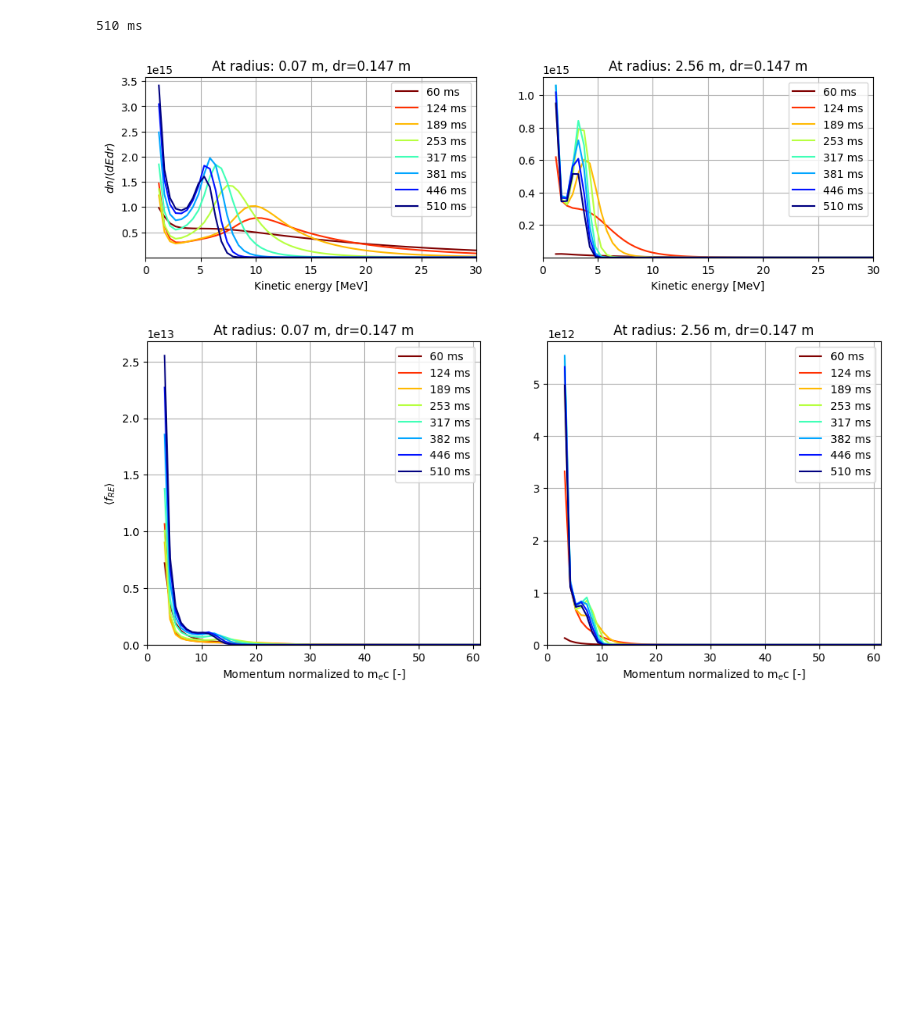
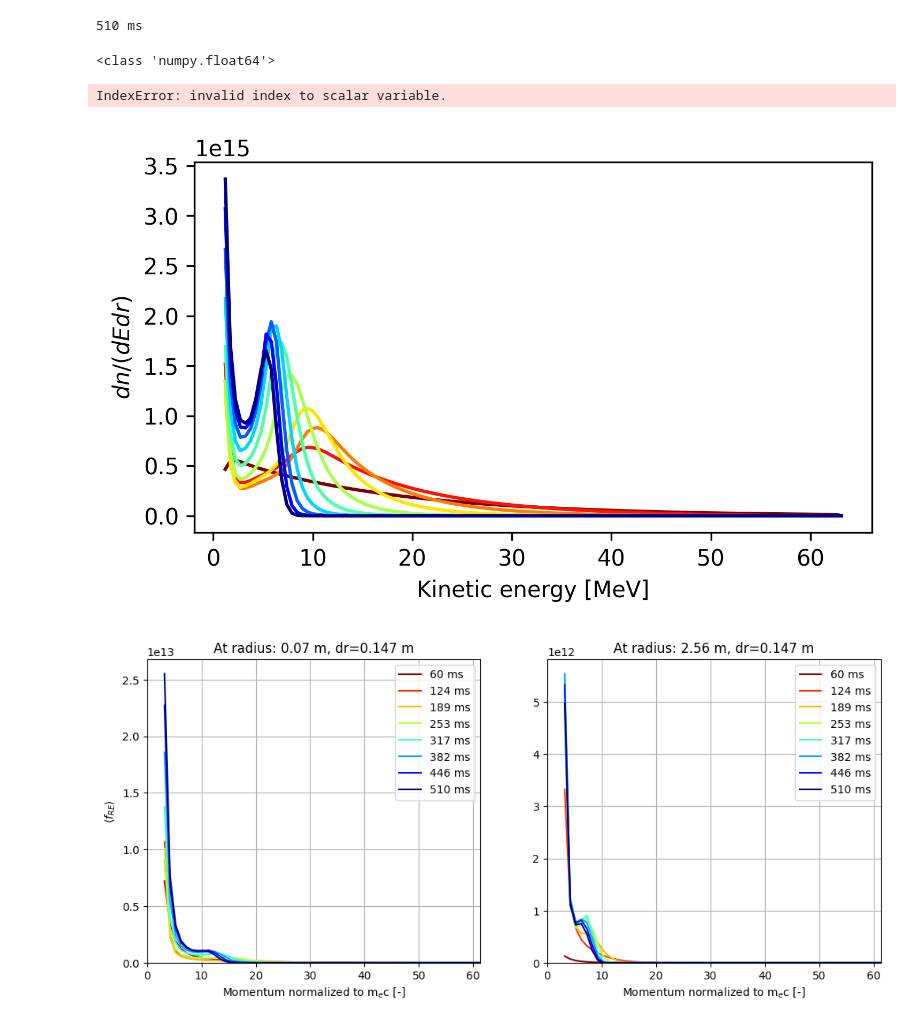
Before and after one commit to leferi99/CDO-plotting, a Jupyter notebook: h5_for_distribution.ipynb, the cells around one changed output. Drawn from its saved outputs; the diff is of its cells as text; code cells hidden in the pictures; blank space fills up the shorter version.

```diff
--- a/h5_for_distribution.ipynb
+++ b/h5_for_distribution.ipynb
@@ -116,19 +116,21 @@ output_file = "C:/Users/lefer/Documents/Egyetem/RE Projekt/Current/Data/ndc2_30_
 hf = h5py.File(output_file, 'r')
 timegrid = hf["timegrid_ms"][()]
 radialgrid = hf["radialgrid"][()]
-dr = hf["dr"][()]
+dr = hf["dr"][()][0]
+
+print(type(dr))
 
 # Change the radial cell here from 0 to 19
 radial_cell_1 = 0
 radial_cell_2 = 17
 
 if True:
-    indices = calculate_indices2(timegrid, 60, 7)
+    indices = calculate_indices(timegrid, 50, 50)[:-1]
     ccolors = plt.cm.jet(np.linspace(1, 0, len(indices)))
 
     xdata = hf["re_energygrid_MeV"][()]
     ydata = hf["dn_over_dEdr"][()]
-    fig = plt.figure(figsize=(12, 3))
+    fig = plt.figure(figsize=(12, 3), dpi=300)
     plt.subplot(1, 2, 1)  # rows, columns, index
     j = 0
     for i in indices:
@@ -142,41 +144,43 @@ if True:
               + '{0:.3f}'.format(dr[radial_cell_1]) + " m")
     plt.tick_params('x', labelbottom=True)
 
-    plt.ylim(1e12, None)
-    plt.xlim(0, 30)
-    #plt.yscale("log")
-    plt.legend()
+    plt.ylim(1e13, None)
+    plt.xlim(0, 65)
+    plt.yscale("log")
+    plt.legend(ncol=2)
     plt.grid()
 
 
     indices = calculate_indices2(timegrid, 60, 7)
     ccolors = plt.cm.jet(np.linspace(1, 0, len(indices)))
 
     xdata = hf["re_energygrid_MeV"][()]
     ydata = hf["dn_over_dEdr"][()]
     #fig = plt.figure(figsize=(8, 5))
     plt.subplot(1, 2, 2)  # rows, columns, index
     j = 0
     for i in indices:
         plt.plot(xdata, ydata[i, radial_cell_2, :], label='{0:.0f}'.format(np.round(timegrid[i], 0))+" ms",
                  color=ccolors[j])
         j += 1
 
     #plt.ylabel(r'$dn/(dEdr)$')
     plt.xlabel(r'Kinetic energy [MeV]')
     plt.title(r'At radius: ' + '{0:.2f}'.format(radialgrid[radial_cell_2]) + " m, dr="
               + '{0:.3f}'.format(dr[radial_cell_2]) + " m")
     plt.tick_params('x', labelbottom=True)
 
     plt.ylim(1e12, None)
     plt.xlim(0, 30)
     #plt.yscale("log")
     plt.legend()
     plt.grid()
 
 hf.close()
 # %% [output]
+<class 'numpy.float64'>
+IndexError: invalid index to scalar variable.
-[figure, old version]
+[figure, new version]
 # %%
 hf = h5py.File(output_file, 'r')
 timegrid = concat.timegrid_ms
```
Also changed, not shown: parts of 10 cells of this notebook, 1 other file.
